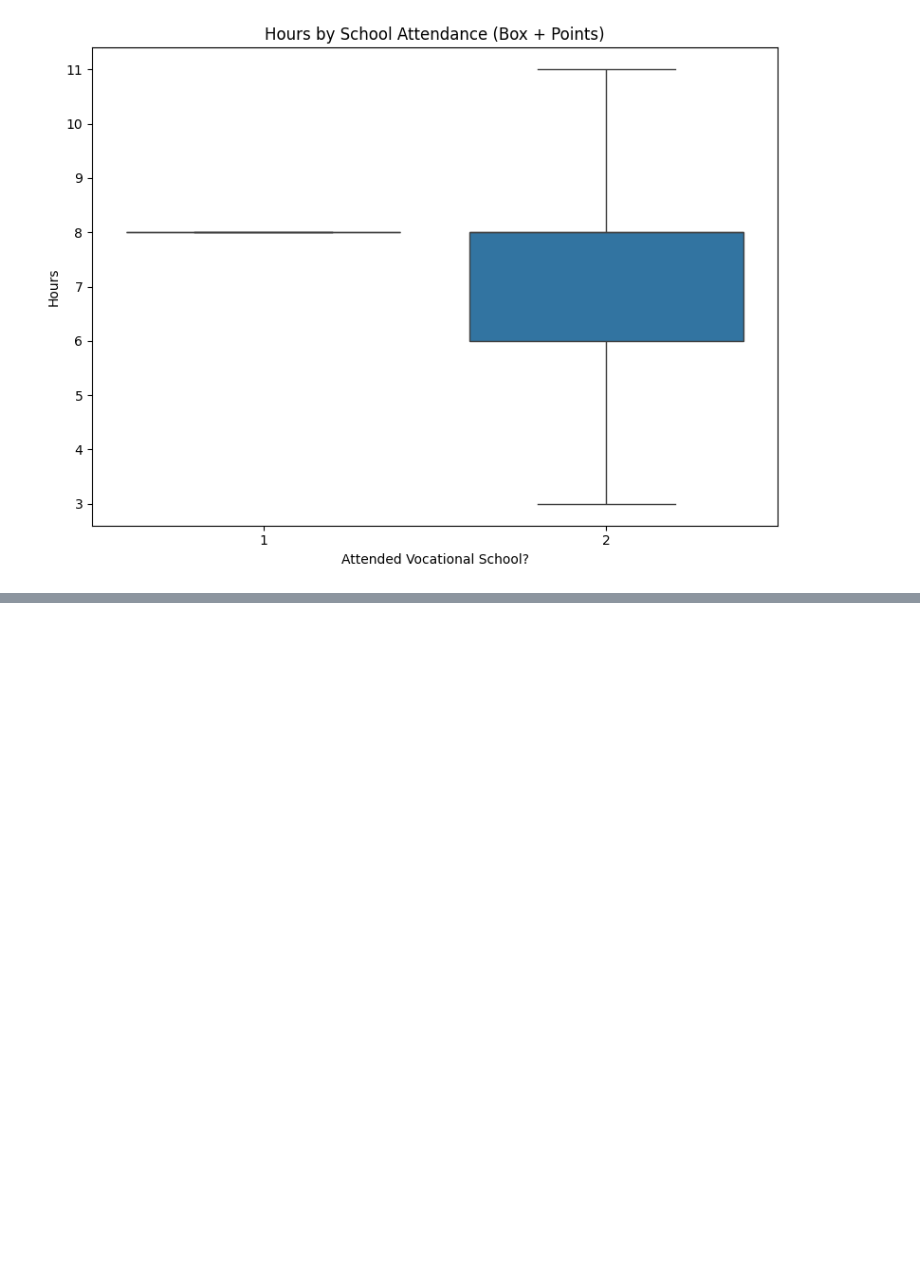
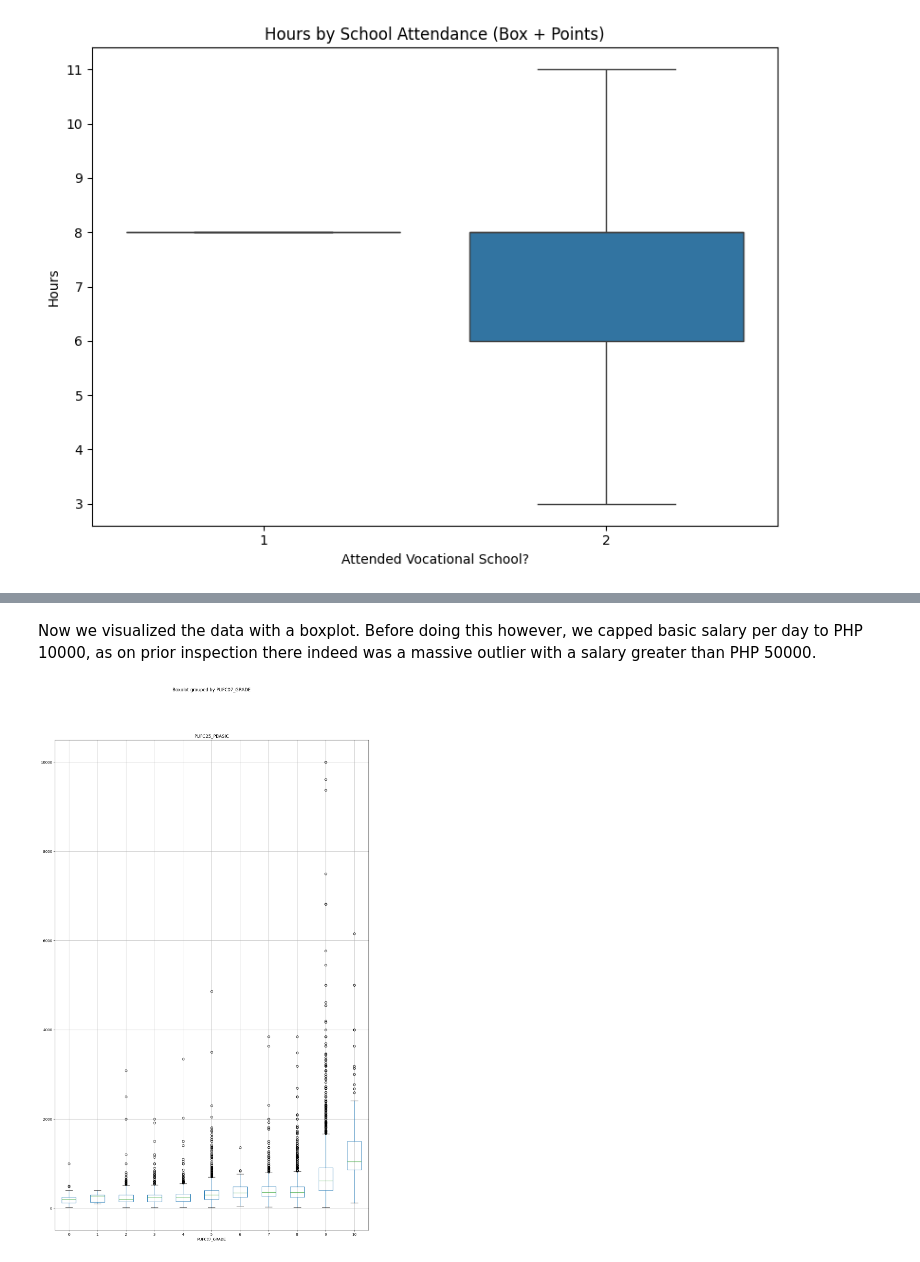
Before and after one commit to jemire22/csmodel-s11-grp8-mp, a Jupyter notebook: CSMODEL S11 Group 8 MP Phase 1.ipynb, the cells around one changed output, grey strips where cells are left out. Drawn from its saved outputs; the diff is of its cells as text; code cells hidden in the pictures; blank space fills up the shorter version.

Commit message:
EDA (note: there was a merge conflict earlier and idk if I resolved it correctly)

```diff
--- a/CSMODEL S11 Group 8 MP Phase 1.ipynb
+++ b/CSMODEL S11 Group 8 MP Phase 1.ipynb
@@ -478,0 +478,3 @@ plt.show()
+# %%
+# copying over
+LFS_df['PUFC25_PBASIC'] = pd.to_numeric(LFS_df['PUFC25_PBASIC'], errors='coerce')
@@ -478,0 +483,3 @@ plt.show()
+# %%
+wage_cat_df = LFS_df[['PUFC07_GRADE', 'PUFC25_PBASIC', 'PUFNEWEMPSTAT']] # copy
+wage_cat_df = wage_cat_df[wage_cat_df['PUFNEWEMPSTAT'] != 3] # remove 3
@@ -478,0 +507,9 @@ plt.show()
+# %% [markdown]
+Now we visualized the data with a boxplot. Before doing this however, we capped basic salary per day to PHP 10000, as on prior inspection there indeed was a massive outlier with a salary greater than PHP 50000.
+# %%
+wage_cat_df.loc[wage_cat_df['PUFC25_PBASIC'] > 10000, 'PUFC25_PBASIC'] = 10000
+# %%
+wage_cat_df.boxplot('PUFC25_PBASIC', by='PUFC07_GRADE', figsize=(15, 25))
+plt.show()
+# %% [output]
+[figure, added]
```
Also changed, not shown: parts of 12 cells of this notebook.
